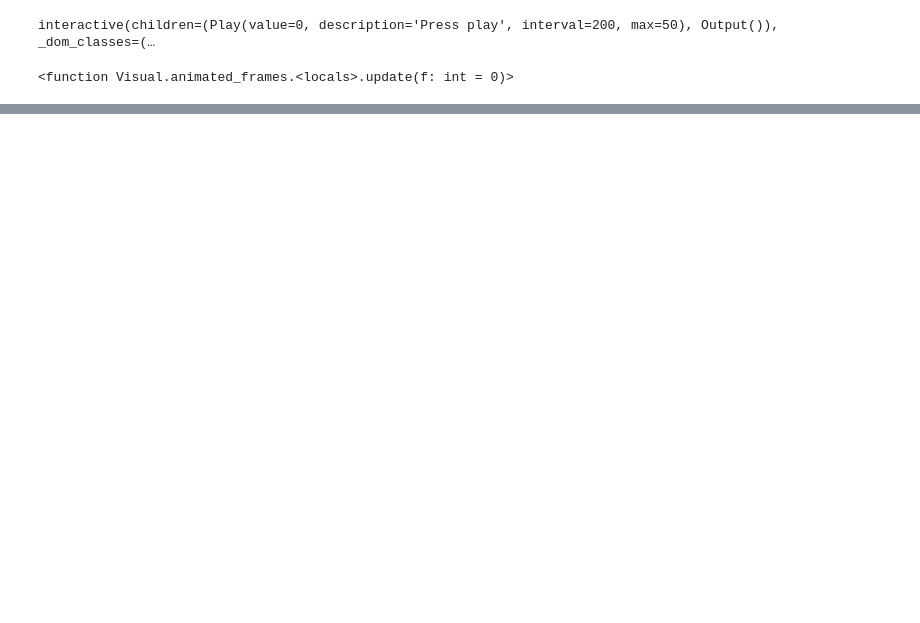
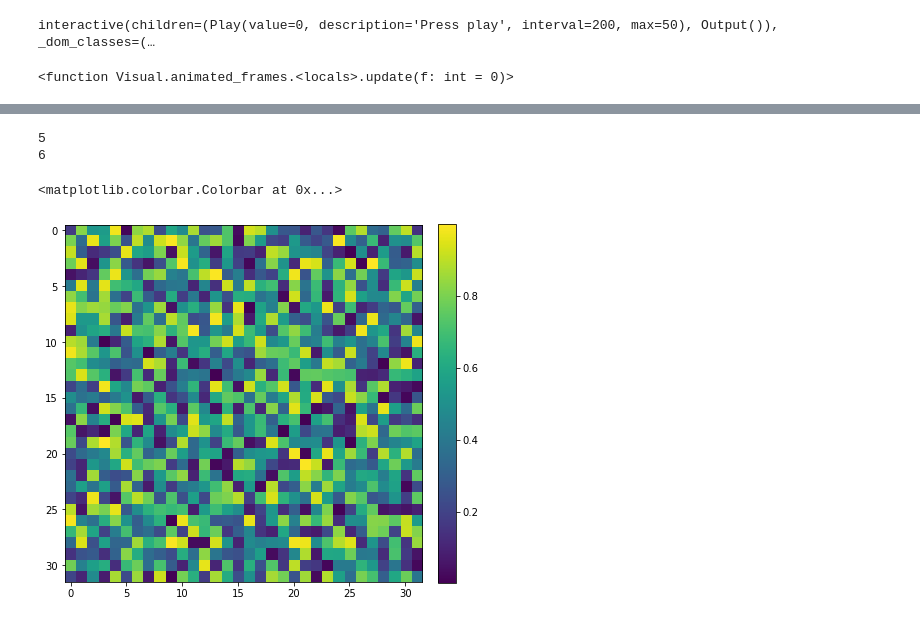
Before and after one commit to MarikinPaulina/road-simulator, a Jupyter notebook: Kod.ipynb, the cells around one changed output, grey strips where cells are left out. Saved outputs shown, nothing was run; the diff lists cells and outputs as text; code cells hidden in the pictures; blank space fills up the shorter version.

```diff
--- a/Kod.ipynb
+++ b/Kod.ipynb
@@ -187,0 +257,24 @@ interactive(children=(Play(value=0, description='Press play', interval=200, max=
+# %%
+N = 500 #number of vertexes
+M = 10 #number of segment adding iteration between adding vertices
+dN = 6
+l = 1
+d = l*2e-3
+epsilon = d*1e-4
+np.random.seed(9)
+array = RPwC(l,N,1,1.75)
+fig, ax = plt.subplots(figsize=(7,7))
+L = 2**5
+U = np.random.random(size=(L,L))
+im = plt.imshow(U)
+plt.colorbar(im,fraction=0.046, pad=0.04)
+# plt.plot(array[0],array[1],'.')
+# sim = Simulation(N, dN, M, l, d, epsilon, vertices=array.T)
+# animation_segments,animation_index, animation_vertices = sim.run()
+# %matplotlib widget
+# animated_frames(animation_segments, animation_index, animation_vertices)
+# %% [output]
+5
+6
+<matplotlib.colorbar.Colorbar at 0x...>
+[figure, added]
```
Also changed, not shown: parts of 17 cells of this notebook, 13 other files.
